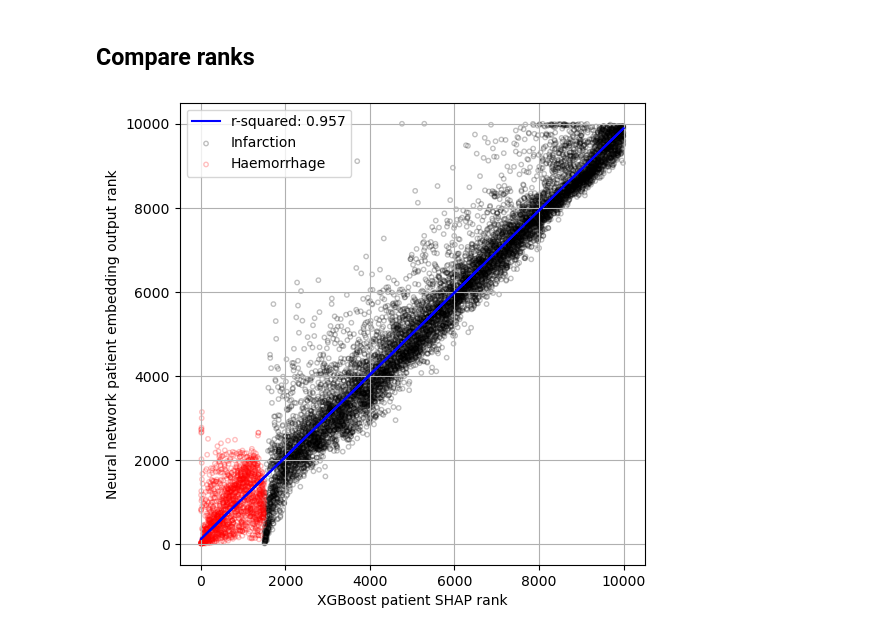
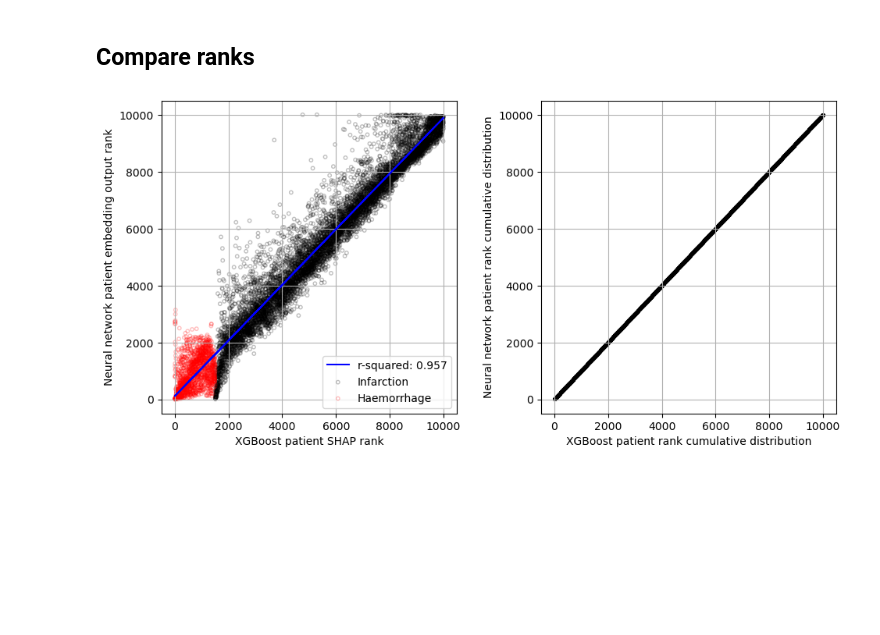
Before and after one commit to samuel-book/samuel_shap_paper_1, a Jupyter notebook: xgb_10_features/62_xgb_nn_comparison.ipynb, the cells around one changed output. Cells and saved outputs as stored; diff of their text form; code cells hidden in the pictures; blank space fills up the shorter version.

```diff
--- a/xgb_10_features/62_xgb_nn_comparison.ipynb
+++ b/xgb_10_features/62_xgb_nn_comparison.ipynb
@@ -270,33 +271,38 @@ data['nn_patient_rank'] = data['scaled_nn_patient_embedding'].rank()
 # %%
 x = data['xgb_patient_rank']
 y = data['nn_patient_rank']
 
 # Plot results
-fig = plt.figure(figsize=(6,6))
-ax = fig.add_subplot()
+fig = plt.figure(figsize=(10,5))
+
+# Scatter plot
+ax1 = fig.add_subplot(1,2,1)
 # Fit a regression line to the points
 slope, intercept, r_value, p_value, std_err = stats.linregress(x, y)
 r_square = r_value ** 2
 y_pred = intercept + (x * slope)
+mask = data['Infarction'] == 1
+ax1.scatter(x[mask], y[mask], edgecolors='k', facecolors='none', alpha=0.25, s=10, label='Infarction')
+mask = data['Infarction'] == 0
+ax1.scatter(x[mask], y[mask], edgecolors='r', facecolors='none', alpha=0.25, s=10, label='Haemorrhage')
+ax1.plot (x, y_pred, color = 'b', linestyle='-', label=f'r-squared: {r_square:0.3f}')
+ax1.set_xlabel('XGBoost patient SHAP rank')
+ax1.set_ylabel('Neural network patient embedding output rank')
+ax1.legend()
+ax1.grid()
 
+## PP plot
+ax2 = fig.add_subplot(1,2,2)
+x_percentiles = np.percentile(x, np.linspace(0, 100, len(data)))
+y_percentiles = np.percentile(y, np.linspace(0, 100, len(data)))
+ax2.scatter(x_percentiles, y_percentiles, c='k', s=5)
+ax2.grid()
+ax2.set_xlabel('XGBoost patient rank cumulative distribution')
+ax2.set_ylabel('Neural network patient rank cumulative distribution')
 
-mask = data['Infarction'] == 1
-ax.scatter(x[mask], y[mask], edgecolors='k', facecolors='none', alpha=0.25, s=10, label='Infarction')
-mask = data['Infarction'] == 0
-ax.scatter(x[mask], y[mask], edgecolors='r', facecolors='none', alpha=0.25, s=10, label='Haemorrhage')
-
-
-
-
-ax.plot (x, y_pred, color = 'b', linestyle='-', label=f'r-squared: {r_square:0.3f}')
-
-ax.set_xlabel('XGBoost patient SHAP rank')
-ax.set_ylabel('Neural network patient embedding output rank')
-
-ax.legend()
-ax.grid()
+plt.tight_layout(pad=2)
 
 plt.savefig('./output/62_xgb_10_features_10k_patient_rank.jpg', dpi=300)
 plt.show()
 # %% [output]
-[figure, old version]
+[figure, new version]
```
Also changed, not shown: parts of 2 cells of this notebook, 2 other files.
